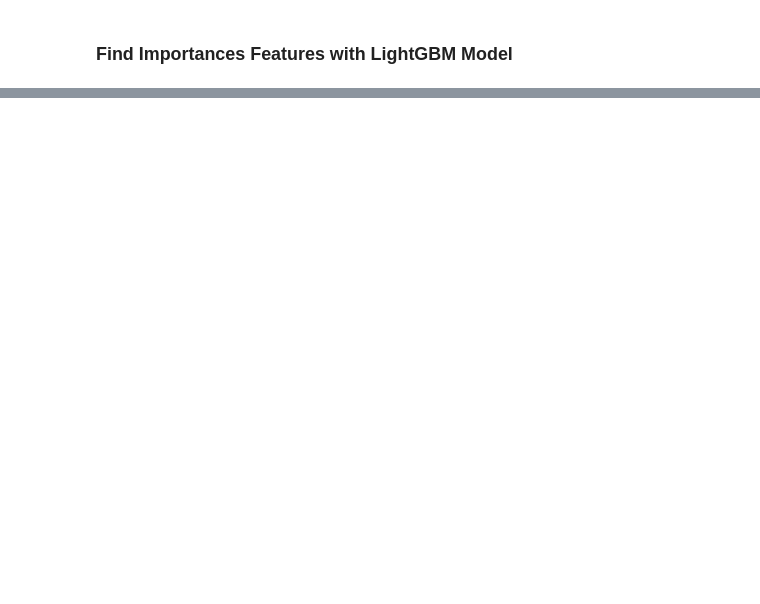
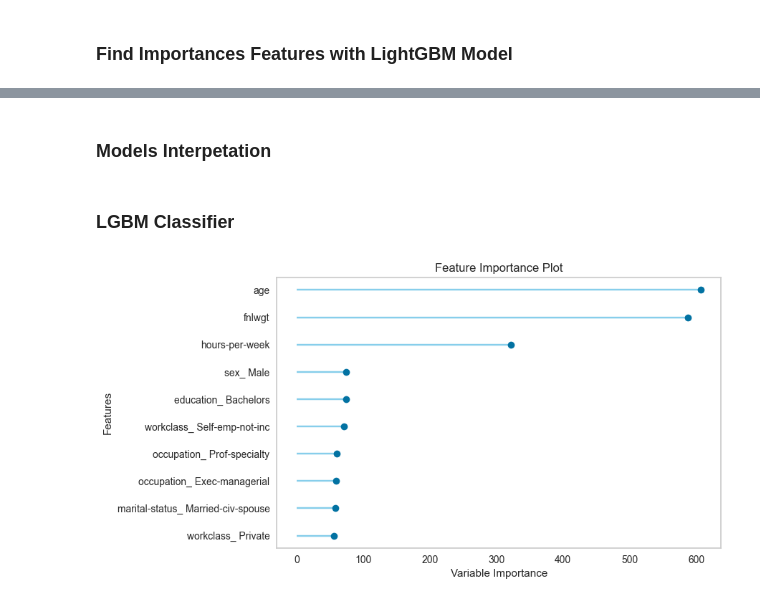
Before and after one commit to ELSady/Classification-US-Cityzen-Income-, a Jupyter notebook: Income Classification.ipynb, the cells around one changed output, grey strips where cells are left out. Cells and saved outputs as stored; diff of their text form; code cells hidden in the pictures; blank space fills up the shorter version.

```diff
--- a/Income Classification.ipynb
+++ b/Income Classification.ipynb
@@ -1211,0 +927,2 @@ weighted avg       0.87      0.88      0.87      8141
+# %%
+LGBM = create_model('lightgbm')
@@ -1211,0 +1013,2 @@ weighted avg       0.87      0.88      0.87      8141
+# %%
+tuned_LGBM = tune_model(LGBM, optimize = 'F1', choose_better = True)
@@ -1211,0 +1068,11 @@ weighted avg       0.87      0.88      0.87      8141
+# %% [markdown]
+### Models Interpetation
+# %% [markdown]
+### LGBM Classifier
+# %%
+from pycaret.utils import check_metric
+
+# Display feature and their importance
+plot_model(tuned_LGBM, plot = 'feature')
+# %% [output]
+[figure, added]
```
Also changed, not shown: parts of 90 cells of this notebook.
